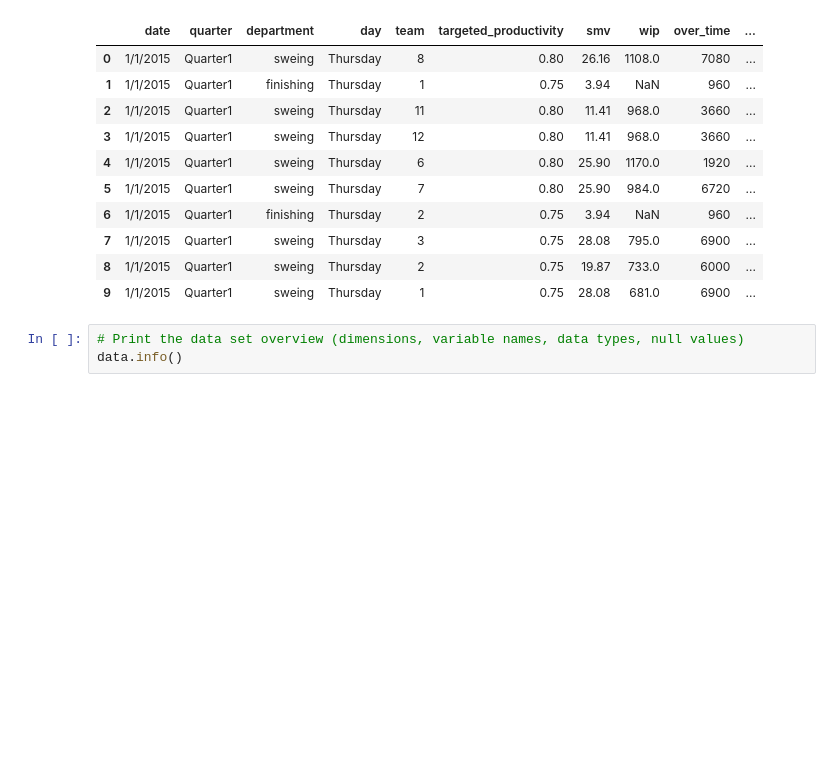
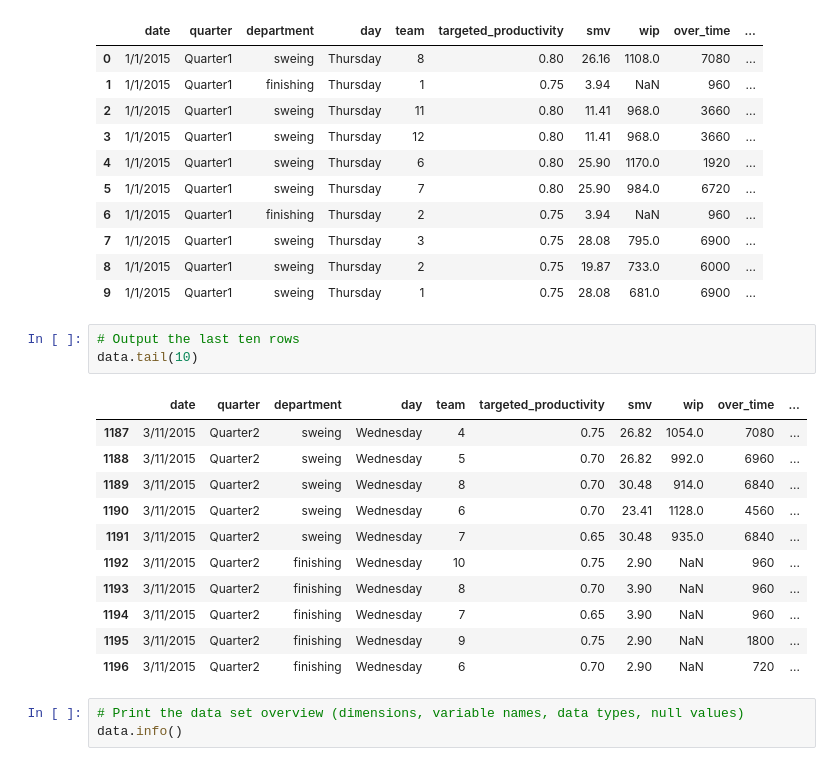
Before and after one commit to warwickdatasciencesociety/python-for-data-science, a Jupyter notebook: session-five/session-five-project-solutions.ipynb, the cells around one changed output. Saved outputs shown, nothing was run; the diff lists cells and outputs as text; blank space fills up the shorter version.

```diff
--- a/session-five/session-five-project-solutions.ipynb
+++ b/session-five/session-five-project-solutions.ipynb
@@ -518,6 +520,21 @@ data.head(10)
 | 7 | 1/1/2015 | Quarter1 | sweing | Thursday | 3 | 0.75 | 28.08 | 795.0 | 6900 | ... |
 | 8 | 1/1/2015 | Quarter1 | sweing | Thursday | 2 | 0.75 | 19.87 | 733.0 | 6000 | ... |
 | 9 | 1/1/2015 | Quarter1 | sweing | Thursday | 1 | 0.75 | 28.08 | 681.0 | 6900 | ... |
+# %%
+# Output the last ten rows
+data.tail(10)
+# %% [output]
+|  | date | quarter | department | day | team | targeted_productivity | smv | wip | over_time | ... |
+| 1187 | 3/11/2015 | Quarter2 | sweing | Wednesday | 4 | 0.75 | 26.82 | 1054.0 | 7080 | ... |
+| 1188 | 3/11/2015 | Quarter2 | sweing | Wednesday | 5 | 0.70 | 26.82 | 992.0 | 6960 | ... |
+| 1189 | 3/11/2015 | Quarter2 | sweing | Wednesday | 8 | 0.70 | 30.48 | 914.0 | 6840 | ... |
+| 1190 | 3/11/2015 | Quarter2 | sweing | Wednesday | 6 | 0.70 | 23.41 | 1128.0 | 4560 | ... |
+| 1191 | 3/11/2015 | Quarter2 | sweing | Wednesday | 7 | 0.65 | 30.48 | 935.0 | 6840 | ... |
+| 1192 | 3/11/2015 | Quarter2 | finishing | Wednesday | 10 | 0.75 | 2.90 | NaN | 960 | ... |
+| 1193 | 3/11/2015 | Quarter2 | finishing | Wednesday | 8 | 0.70 | 3.90 | NaN | 960 | ... |
+| 1194 | 3/11/2015 | Quarter2 | finishing | Wednesday | 7 | 0.65 | 3.90 | NaN | 960 | ... |
+| 1195 | 3/11/2015 | Quarter2 | finishing | Wednesday | 9 | 0.75 | 2.90 | NaN | 1800 | ... |
+| 1196 | 3/11/2015 | Quarter2 | finishing | Wednesday | 6 | 0.70 | 2.90 | NaN | 720 | ... |
 # %%
 # Print the data set overview (dimensions, variable names, data types, null values)
 data.info()
```
Also changed, not shown: parts of 48 cells of this notebook.
